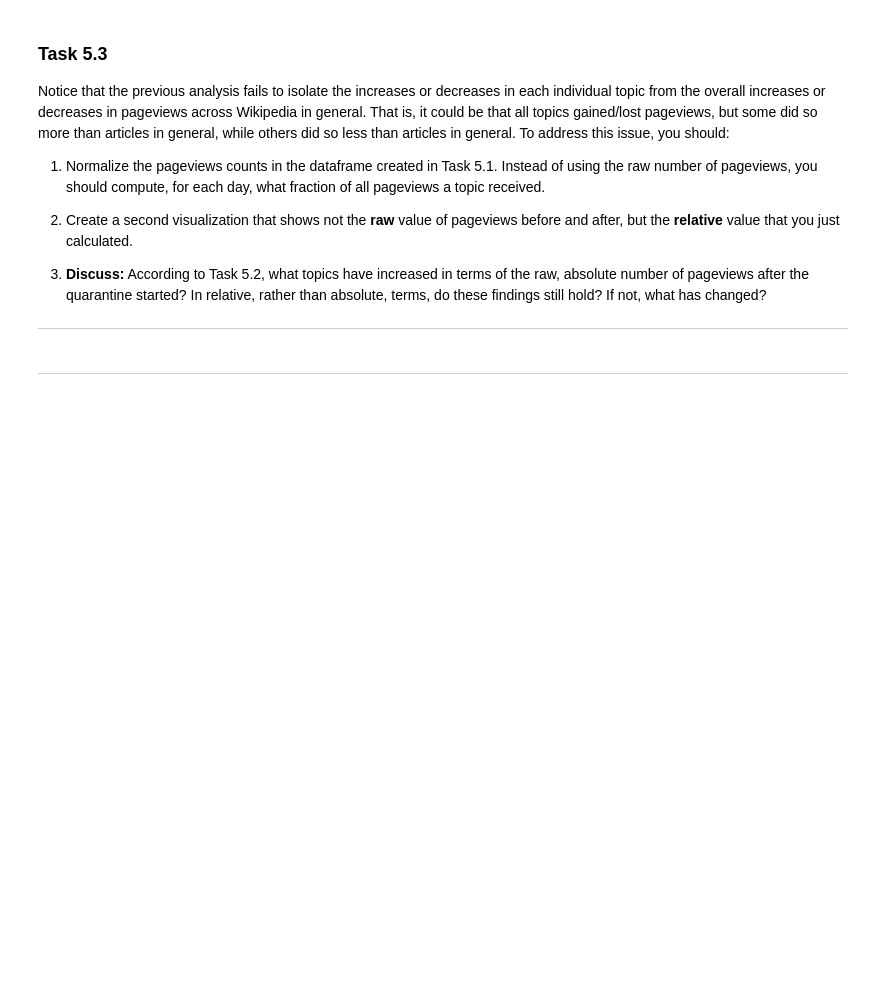
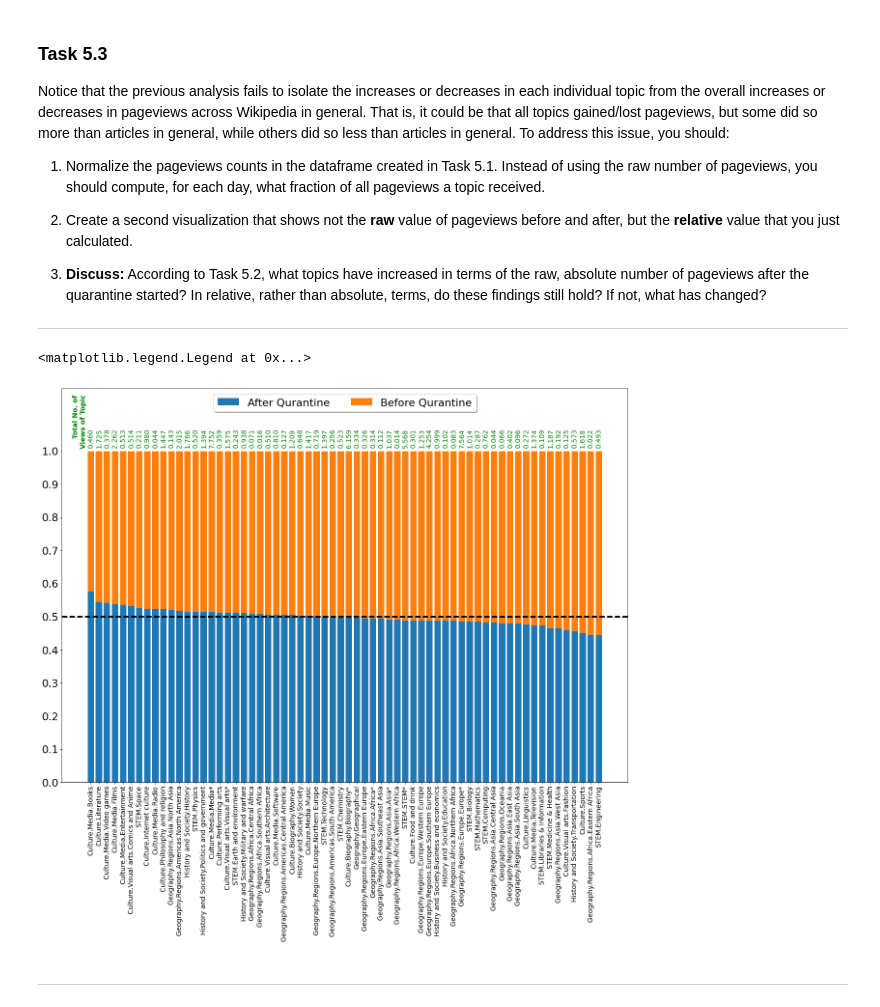
Before and after one commit to alec-flowers/ada-2020-homework1-pandas-pied, a Jupyter notebook: 01 - Pandas Data Wrangling and Data Viz/hw1.ipynb, the cells around one changed output. Cells and saved outputs as stored; diff of their text form; code cells hidden in the pictures; blank space fills up the shorter version.

```diff
--- a/01 - Pandas Data Wrangling and Data Viz/hw1.ipynb
+++ b/01 - Pandas Data Wrangling and Data Viz/hw1.ipynb
@@ -526,7 +527,5 @@ topic_data_melted = pd.melt(topic_data, id_vars = ['Italian_index'], value_vars
 topic_melted_trues = topic_data_melted[topic_data_melted.value]
 # %%
-topic_data_melted = pd.melt(topic_data, id_vars = ['Italian_index'], value_vars = topic_data.columns[1:].tolist())
-topic_melted_trues = topic_data_melted[topic_data_melted.value]
-#topic_melted_data_grouped = topic_melted_trues.groupby(by='variable')
-#len(topic_melted_data_grouped)
-topic_melted_trues
+topic_data_melted = pd.melt(topic_data, id_vars = ['Italian_index'],
+                            value_vars = topic_data.columns[1:].tolist())
+topic_melted = topic_data_melted[topic_data_melted.value][['Italian_index', 'variable']]
@@ -587,0 +532,5 @@ topic_melted_trues
+# %%
+topic_views = topic_melted.merge(view_article_data, left_on=['Italian_index'],
+                                 right_on=['index']).groupby(by='variable').sum()
+topic_views.insert(0,'topic', topic_views.index)
+topic_views.index=pd.RangeIndex(len(topic_views.index))
@@ -619,3 +630,4 @@ Notice that the previous analysis fails to isolate the increases or decreases in
 # %%
 ### ~ 5.3.1
 ### Your code here! ###
+topic_views_relative = topic_views.iloc[:,1:].divide(topic_views.iloc[:,1:].sum(axis=0))
@@ -625,3 +634,51 @@ Notice that the previous analysis fails to isolate the increases or decreases in
+# %%
+### ~ 5.3.2
+### Your code here! ###
+topic_views_relative.insert(0,'topic', topic_views['topic'])
+topic_views_melted_relative = pd.melt(topic_views_relative,
+                             id_vars = ['topic'],
+                             value_vars = topic_views.columns[1:-1].
+                             tolist()).rename(columns={'variable': 'date',
+                                                       'value': 'views'}).sort_values(
+    ascending=[True, True],
+    by=['topic', 'date'])
+topic_views_melted_relative['date']=pd.to_datetime(topic_views_melted_relative['date'])
+fig, ax = plt.subplots(1,1,figsize=(21,15))
+### ~ 5.2
+### Your code here! ###
+quarantine_date = datetime.datetime(2020,3,17, 0, 0, 0)
+before_date = quarantine_date - datetime.timedelta(days=35)
+after_date = quarantine_date + datetime.timedelta(days=34)
+after = topic_views_melted_relative[topic_views_melted_relative['date'].isin(pd.date_range(quarantine_date, after_date))]
+before = topic_views_melted_relative[topic_views_melted_relative['date'].isin(pd.date_range(before_date, quarantine_date,
+                                                                          closed = 'left'))]
+after.columns
+after_grouped=after.groupby(by='topic').sum().rename(columns={'views': 'views_after'})
+before_grouped=before.groupby(by='topic').sum().rename(columns={'views': 'views_before'})
+grouped = before_grouped.merge(after_grouped, left_on=['topic'], right_on=['topic'])
+grouped.insert(2, 'views_sum', grouped.views_after+grouped.views_before)
+grouped.insert(2, 'views_after_rel', grouped.views_after/grouped.views_sum)
+grouped.insert(2, 'views_before_rel', grouped.views_before/grouped.views_sum)
+grouped_sorted = grouped.sort_values(by='views_before_rel')
+grouped_sorted.insert(0,'topic', grouped_sorted.index)
+#a = grouped_sorted.plot.bar(ax = ax, y =['views_after_rel', 'views_before_rel'], stacked=True).bar
+rects1=ax.bar(grouped_sorted.topic,
+       grouped_sorted.views_after_rel,
+              label='After Qurantine')
+rects2=ax.bar(grouped_sorted.topic,
+       grouped_sorted.views_before_rel,
+       bottom=grouped_sorted.views_after_rel,
+              label='Before Qurantine')
+ax.set_xticklabels(grouped_sorted.topic, fontsize=14, rotation=90)
+ax.set_yticks(np.arange(0,1.1,0.1))
+ax.set_ylim([0,1.19])
+ax.axhline(y=0.5, xmin=0, xmax=1, color = 'black', lw=3, ls='--')
+autolabel(rects1, rects2, grouped_sorted, True)
+ax.legend(loc='upper center', bbox_to_anchor=(0.5, +1.0),
+          fancybox=True, shadow=True, ncol=2)
+# %% [output]
+<matplotlib.legend.Legend at 0x...>
+[figure, added]
 # %%
 ### ~ 5.3.3
 ### Your text here! ###
```
Also changed, not shown: parts of 10 cells of this notebook.
